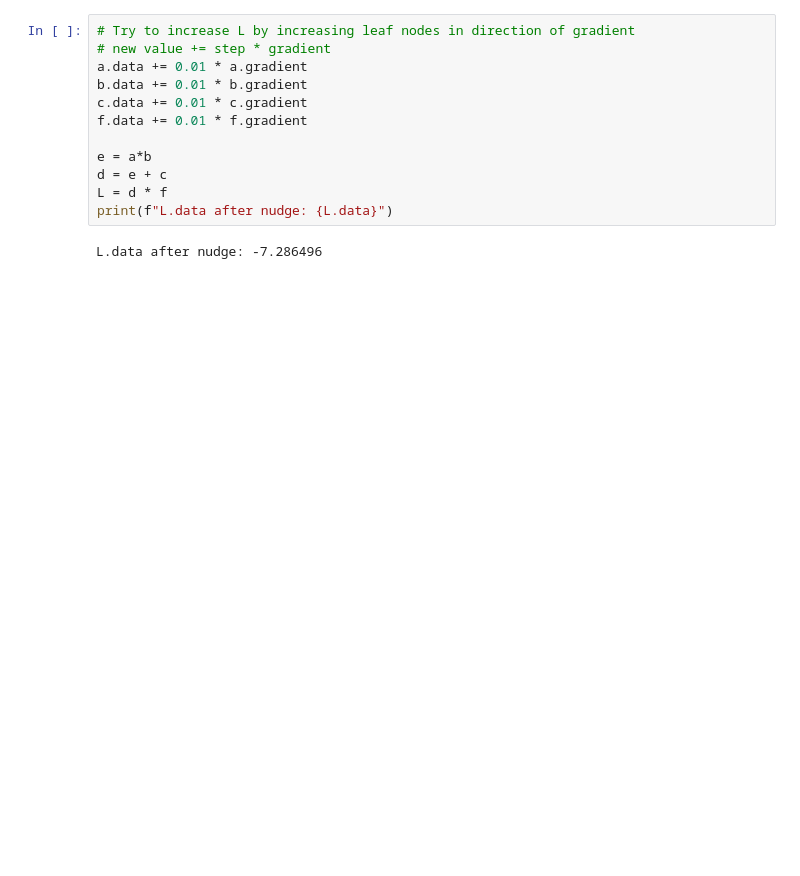
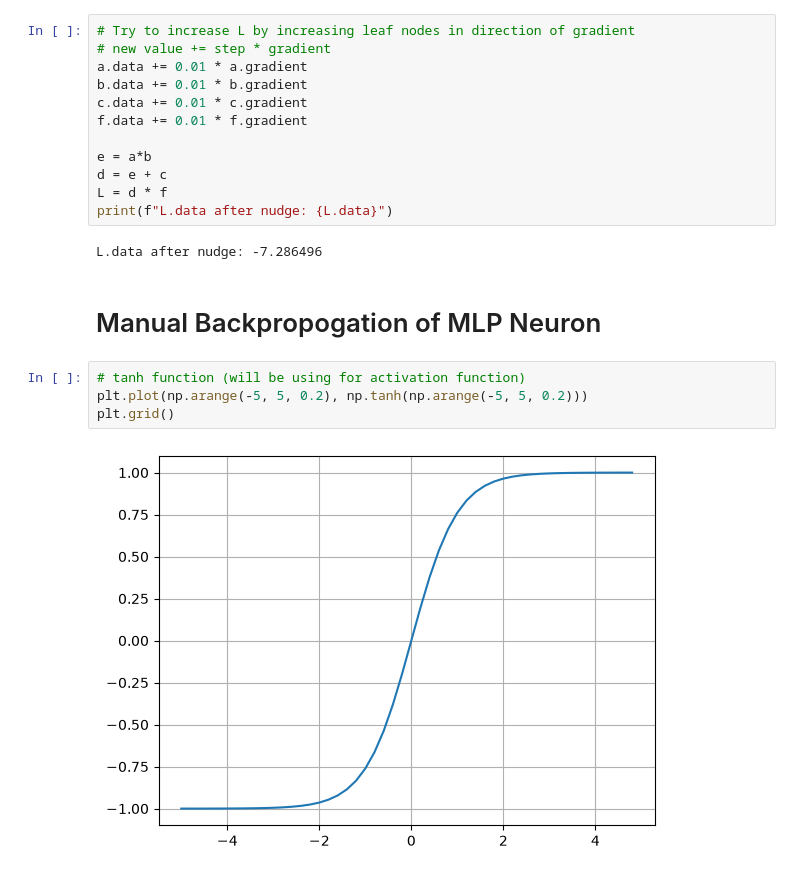
Before and after one commit to schmidt123420/zero-to-hero, a Jupyter notebook: micrograd/following_along.ipynb, the cells around one changed output. Saved outputs shown, nothing was run; the diff lists cells and outputs as text; blank space fills up the shorter version.

Commit message:
Model simple MLP neuron with tanh activation function and calculate gradients

```diff
--- a/micrograd/following_along.ipynb
+++ b/micrograd/following_along.ipynb
@@ -175,3 +181,11 @@ L = d * f
 print(f"L.data after nudge: {L.data}")
 # %% [output]
 L.data after nudge: -7.286496
+# %% [markdown]
+# Manual Backpropogation of MLP Neuron
+# %%
+# tanh function (will be using for activation function)
+plt.plot(np.arange(-5, 5, 0.2), np.tanh(np.arange(-5, 5, 0.2)))
+plt.grid()
+# %% [output]
+[figure, added]
```
Also changed, not shown: parts of 8 cells of this notebook.
